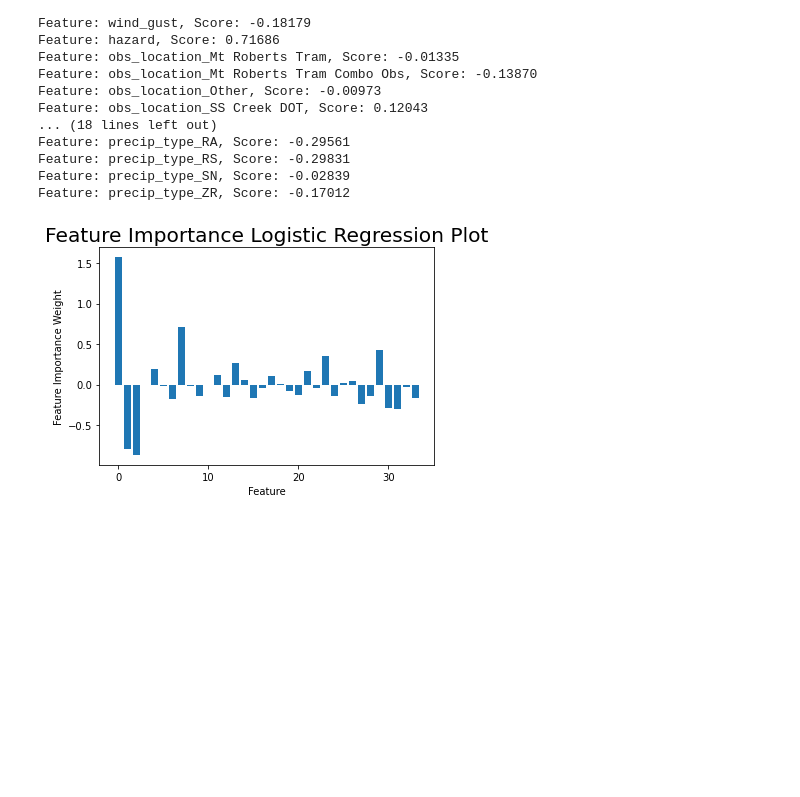
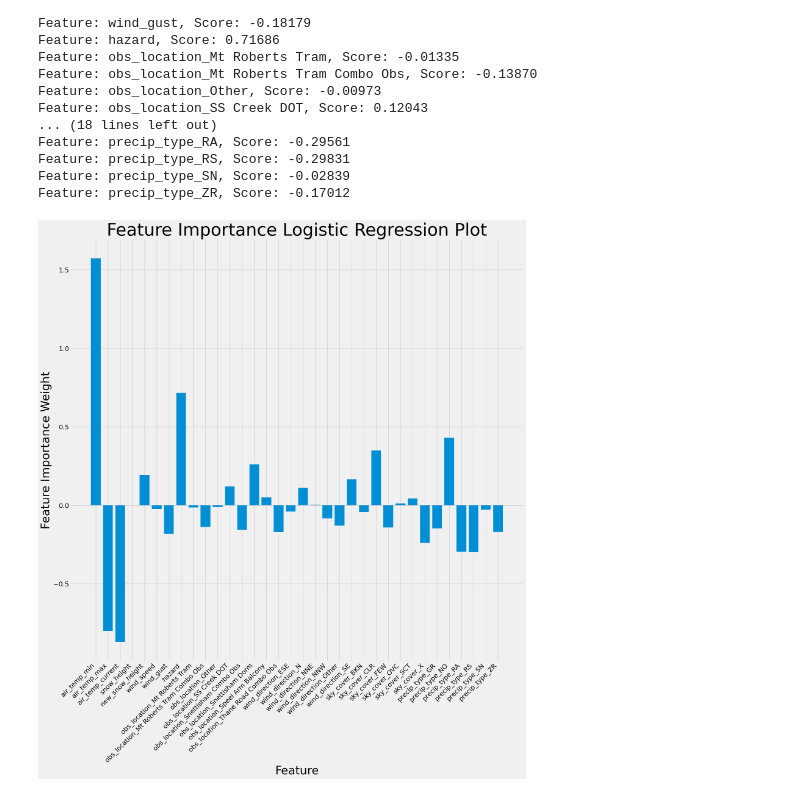
Before and after one commit to lyozamp/avalanche_analysis, a Jupyter notebook: Feature_Importance_Learning_Model.ipynb, the cells around one changed output. Saved outputs shown, nothing was run; the diff lists cells and outputs as text; code cells hidden in the pictures; blank space fills up the shorter version.

Commit message:
updates to FI plot and image of plot

```diff
--- a/Feature_Importance_Learning_Model.ipynb
+++ b/Feature_Importance_Learning_Model.ipynb
@@ -330,8 +331,11 @@ LogisticRegression()
 importance = model.coef_[0]
 # %%
 # summarize feature importance
+labels = []
+
 for i,v in enumerate(importance):
-	print(f'Feature: %s, Score: %.5f' % (X.columns[i],v))
+    labels.append(X.columns[i])
+    print(f'Feature: %s, Score: %.5f' % (X.columns[i],v))
 # %% [output]
 Feature: air_temp_min, Score: 1.57297
 Feature: air_temp_max, Score: -0.80010
@@ -353,16 +357,19 @@ Feature: precip_type_ZR, Score: -0.17012
 # %%
 # plot feature importance
 pyplot.bar([x for x in range(len(importance))], importance)
 from matplotlib import style
 # Use the graph style fivethirtyeight.
 style.use('fivethirtyeight')
-
-pyplot.xlabel('Feature')
-pyplot.ylabel('Feature Importance Weight')
-pyplot.title('Feature Importance Logistic Regression Plot')
-pyplot.savefig('images/FI_Logistic_Regression.png');
-pyplot.show()
+pyplot.xlabel('Feature', fontsize=32)
+pyplot.xticks(np.arange(0,34), labels,rotation=45, fontsize=18, ha='right')
+pyplot.yticks(fontsize=18)
+pyplot.ylabel('Feature Importance Weight',fontsize=32)
+pyplot.title('Feature Importance Logistic Regression Plot', fontsize=48)
+pyplot.rcParams["figure.figsize"] = (20,20)
+pyplot.rcParams['figure.dpi'] = 100
+#pyplot.show()
+pyplot.savefig('images/FI_Logistic_Regression.png',dpi=100, bbox_inches = "tight")
 # %% [output]
-[figure, old version]
+[figure, new version]
 # %%
 #avalanche_coded.to_csv("avalanche_coded.csv")
```
Also changed, not shown: parts of 1 cell of this notebook, 1 other file.
